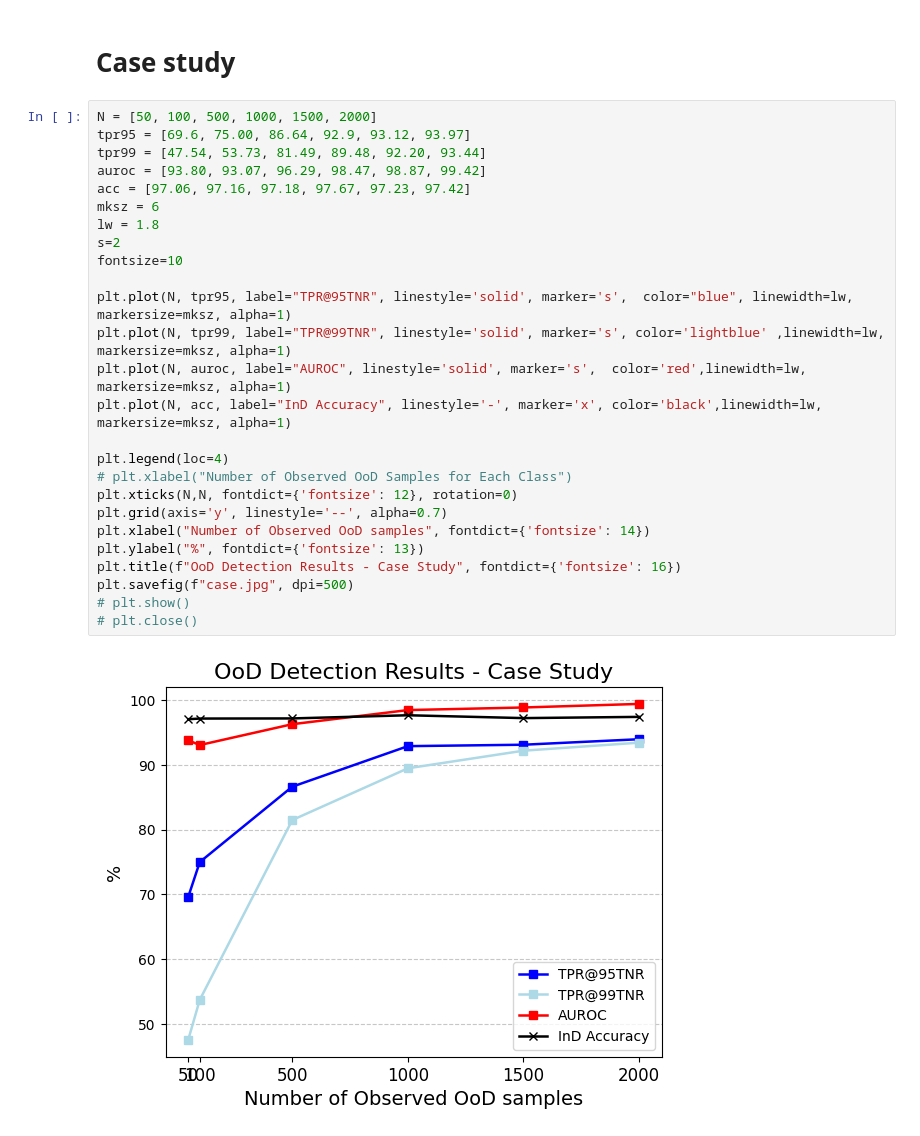
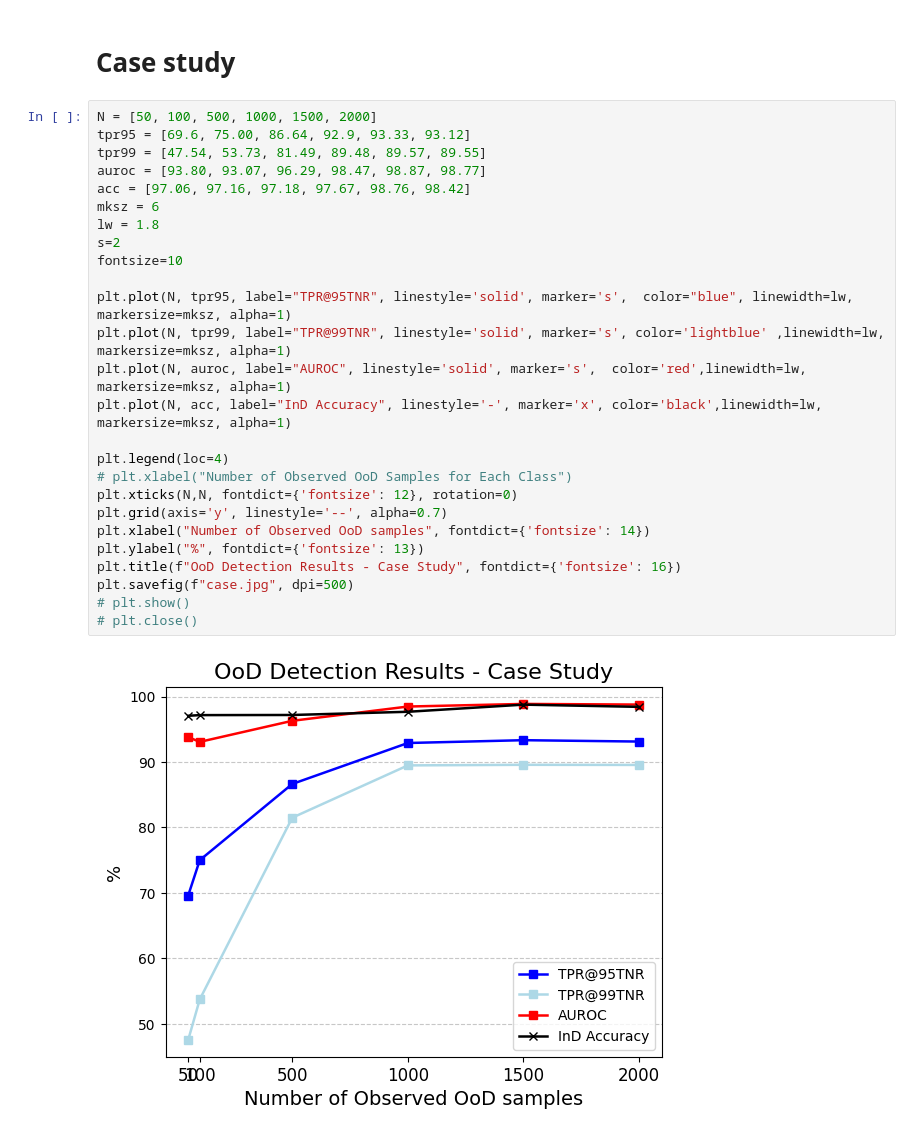
Before and after one commit to Xiaoyang-Song/Out-of-Distribution-GANs, a Jupyter notebook: Notebooks/plot.ipynb, the cells around one changed output. Drawn from its saved outputs; the diff is of its cells as text.

```diff
--- a/Notebooks/plot.ipynb
+++ b/Notebooks/plot.ipynb
@@ -419,29 +419,29 @@ Rejection Region Proportion: 29.44%
 # Case study
 # %%
 N = [50, 100, 500, 1000, 1500, 2000]
-tpr95 = [69.6, 75.00, 86.64, 92.9, 93.12, 93.97]
-tpr99 = [47.54, 53.73, 81.49, 89.48, 92.20, 93.44]
-auroc = [93.80, 93.07, 96.29, 98.47, 98.87, 99.42]
-acc = [97.06, 97.16, 97.18, 97.67, 97.23, 97.42]
+tpr95 = [69.6, 75.00, 86.64, 92.9, 93.33, 93.12]
+tpr99 = [47.54, 53.73, 81.49, 89.48, 89.57, 89.55]
+auroc = [93.80, 93.07, 96.29, 98.47, 98.87, 98.77]
+acc = [97.06, 97.16, 97.18, 97.67, 98.76, 98.42]
 mksz = 6
 lw = 1.8
 s=2
 fontsize=10
 
 plt.plot(N, tpr95, label="TPR@95TNR", linestyle='solid', marker='s',  color="blue", linewidth=lw, markersize=mksz, alpha=1)
 plt.plot(N, tpr99, label="TPR@99TNR", linestyle='solid', marker='s', color='lightblue' ,linewidth=lw, markersize=mksz, alpha=1)
 plt.plot(N, auroc, label="AUROC", linestyle='solid', marker='s',  color='red',linewidth=lw, markersize=mksz, alpha=1)
 plt.plot(N, acc, label="InD Accuracy", linestyle='-', marker='x', color='black',linewidth=lw, markersize=mksz, alpha=1)
 
 plt.legend(loc=4)
 # plt.xlabel("Number of Observed OoD Samples for Each Class")
 plt.xticks(N,N, fontdict={'fontsize': 12}, rotation=0)
 plt.grid(axis='y', linestyle='--', alpha=0.7)
 plt.xlabel("Number of Observed OoD samples", fontdict={'fontsize': 14})
 plt.ylabel("%", fontdict={'fontsize': 13})
 plt.title(f"OoD Detection Results - Case Study", fontdict={'fontsize': 16})
 plt.savefig(f"case.jpg", dpi=500)
 # plt.show()
 # plt.close()
 # %% [output]
-[figure, old version]
+[figure, new version]
```
Also changed, not shown: 1 other file.
